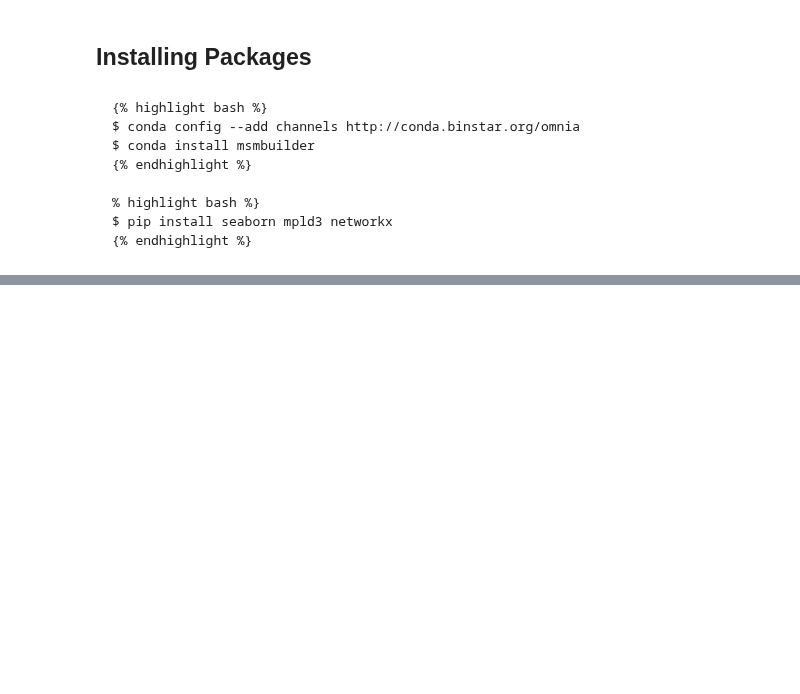
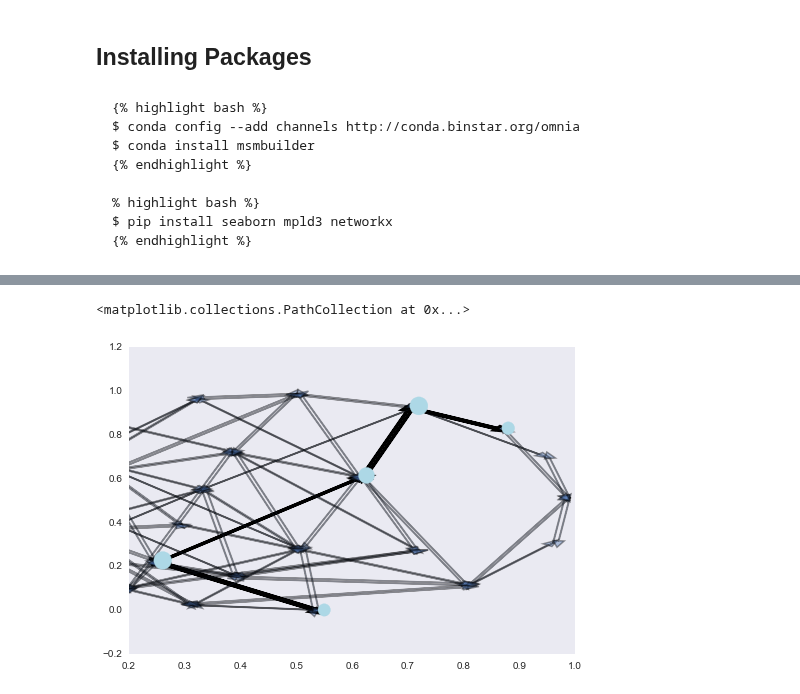
Before and after one commit to cxhernandez/cxhernandez.com, a Jupyter notebook: _notebooks/Transition Paths.ipynb, the cells around one changed output, grey strips where cells are left out. Drawn from its saved outputs; the diff is of its cells as text; code cells hidden in the pictures; blank space fills up the shorter version.

```diff
--- a/_notebooks/Transition Paths.ipynb
+++ b/_notebooks/Transition Paths.ipynb
@@ -70,0 +70,15 @@ np.linalg.eig(M2.T)
+# %%
+fig = pp.figure(figsize=(8,8))
+
+mpld3.disable_notebook()
+for i in G:
+    for j in G[i]:
+        x,y,dx,dy = pos_array[0,i], pos_array[1,i],pos_array[0,j]-pos_array[0,i],pos_array[1,j]-pos_array[1,i]
+        if i in path and j in path:
+            pp.arrow(x-sign(x)*.01,y-sign(y)*.01,dx-sign(dx)*.01,dy-sign(dy)*.01,'-w',linewidth=3)
+        else:
+            pp.arrow(x-sign(x)*.01,y-sign(y)*.01,dx-sign(dx)*.01,dy-sign(dy)*.01,'-w',alpha=.4,linewidth=1.5)
+scatter(pos_array[0,path],pos_array[1,path],sizes[path], color = 'lightblue',zorder=9)
+# %% [output]
+<matplotlib.collections.PathCollection at 0x...>
+[figure, added]
```
Also changed, not shown: parts of 4 cells of this notebook, 1 other file.
